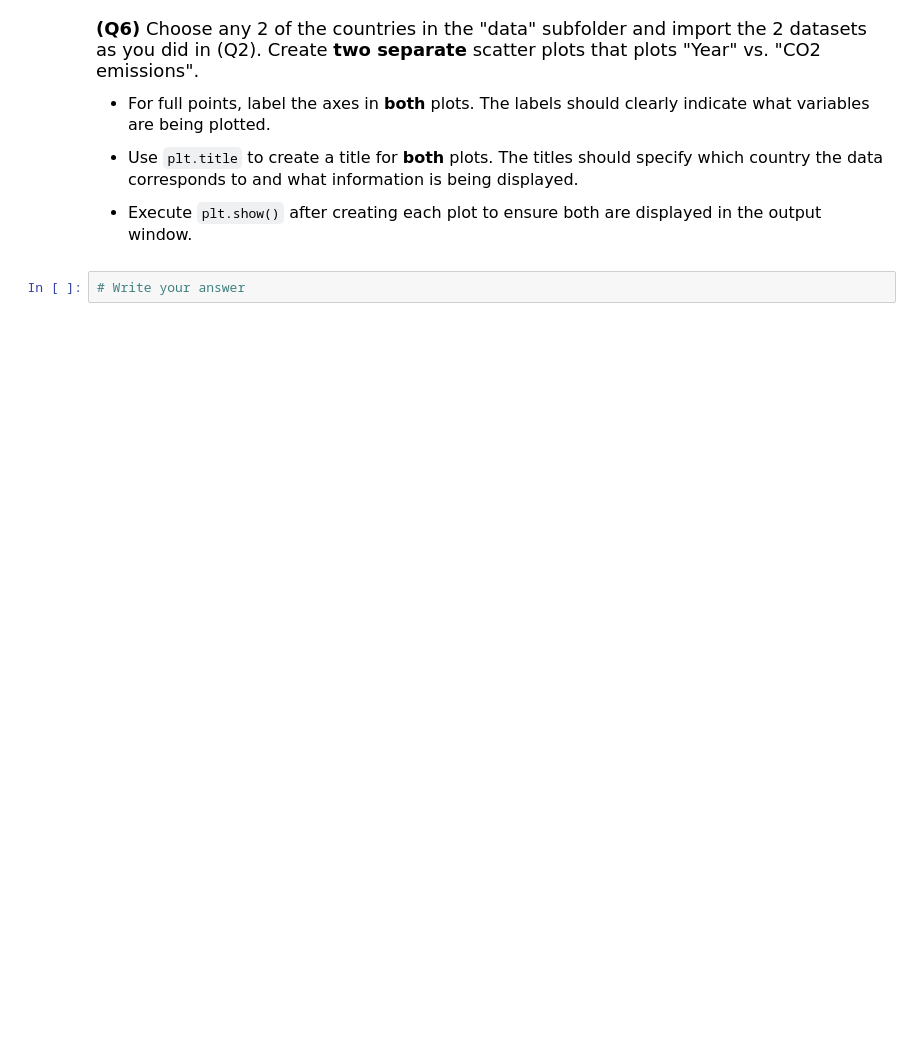
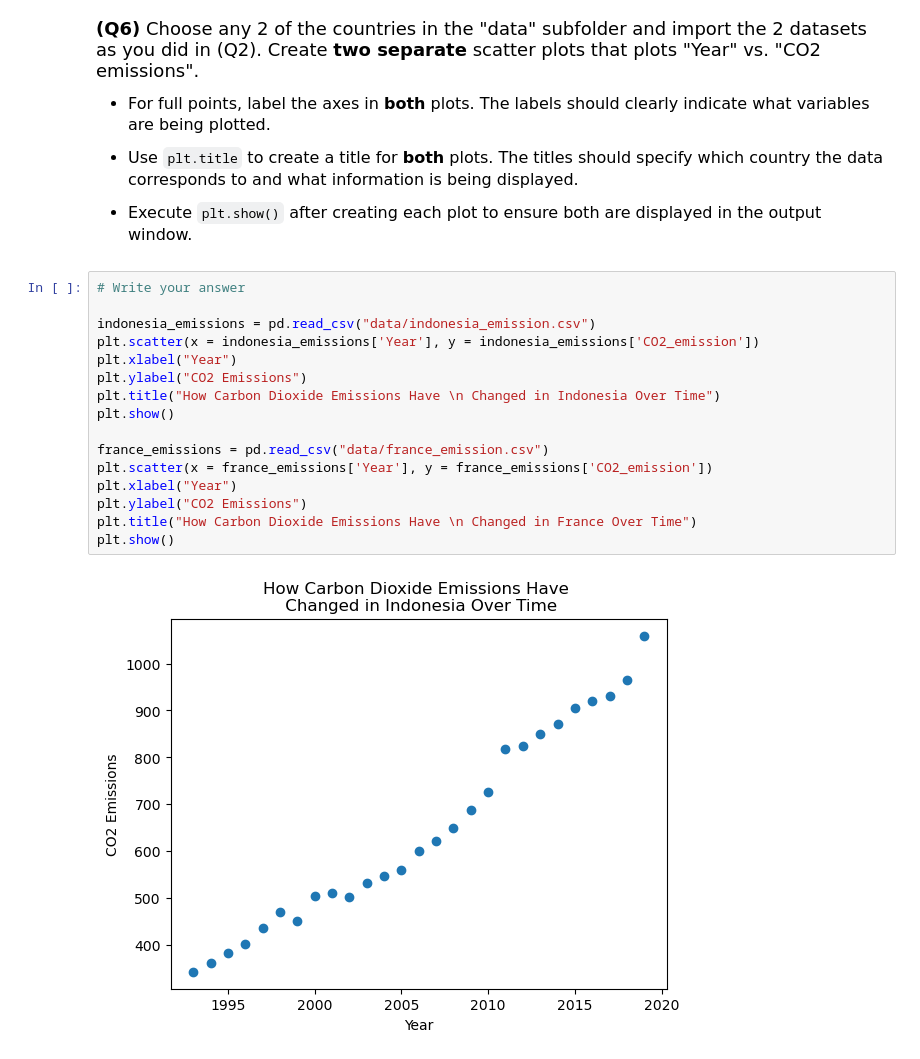
Before and after one commit to ElsaMathew-Lewis/datasci151spring26, a Jupyter notebook: _assignments/assignment_2/Assignment2.ipynb, the cells around one changed output. Cells and saved outputs as stored; diff of their text form; blank space fills up the shorter version.

```diff
--- a/_assignments/assignment_2/Assignment2.ipynb
+++ b/_assignments/assignment_2/Assignment2.ipynb
@@ -141,5 +172,21 @@ us_emissions["CO2_emission"].describe()
 - Use `plt.title` to create a title for **both** plots. The titles should specify which country the data corresponds to and what information is being displayed.
 
 - Execute `plt.show()` after creating each plot to ensure both are displayed in the output window.
-# %%
-# Write your answer
+# %%
+# Write your answer
+
+indonesia_emissions = pd.read_csv("data/indonesia_emission.csv")
+plt.scatter(x = indonesia_emissions['Year'], y = indonesia_emissions['CO2_emission'])
+plt.xlabel("Year")
+plt.ylabel("CO2 Emissions")
+plt.title("How Carbon Dioxide Emissions Have \n Changed in Indonesia Over Time")
+plt.show()
+
+france_emissions = pd.read_csv("data/france_emission.csv")
+plt.scatter(x = france_emissions['Year'], y = france_emissions['CO2_emission'])
+plt.xlabel("Year")
+plt.ylabel("CO2 Emissions")
+plt.title("How Carbon Dioxide Emissions Have \n Changed in France Over Time")
+plt.show()
+# %% [output]
+[figure, added]
```
Also changed, not shown: parts of 5 cells of this notebook, 1 other file.
